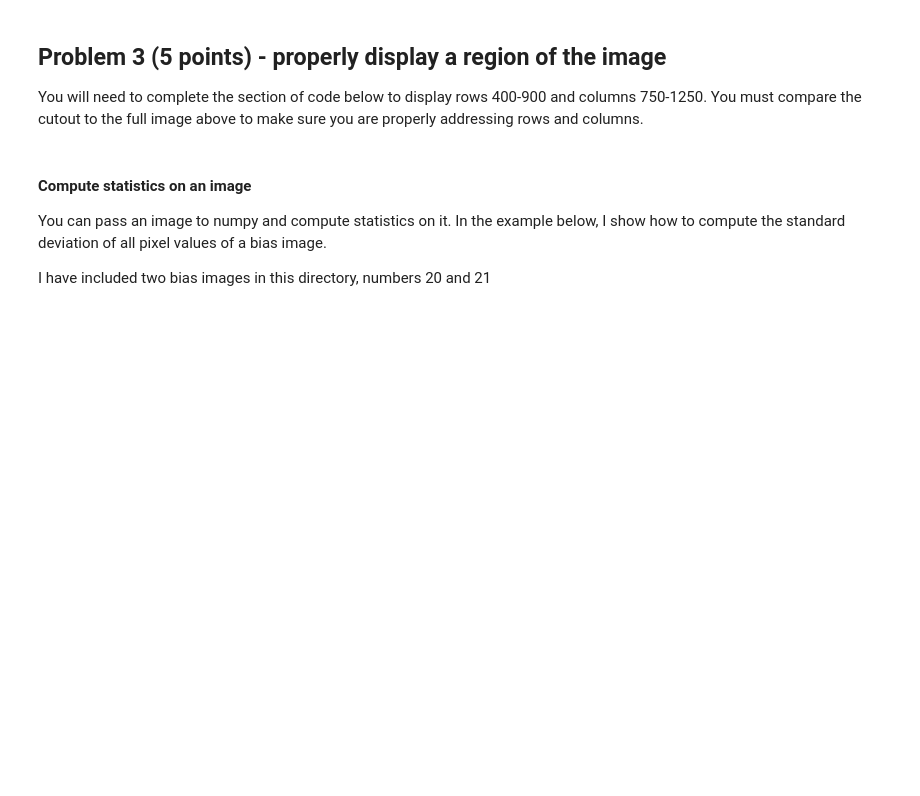
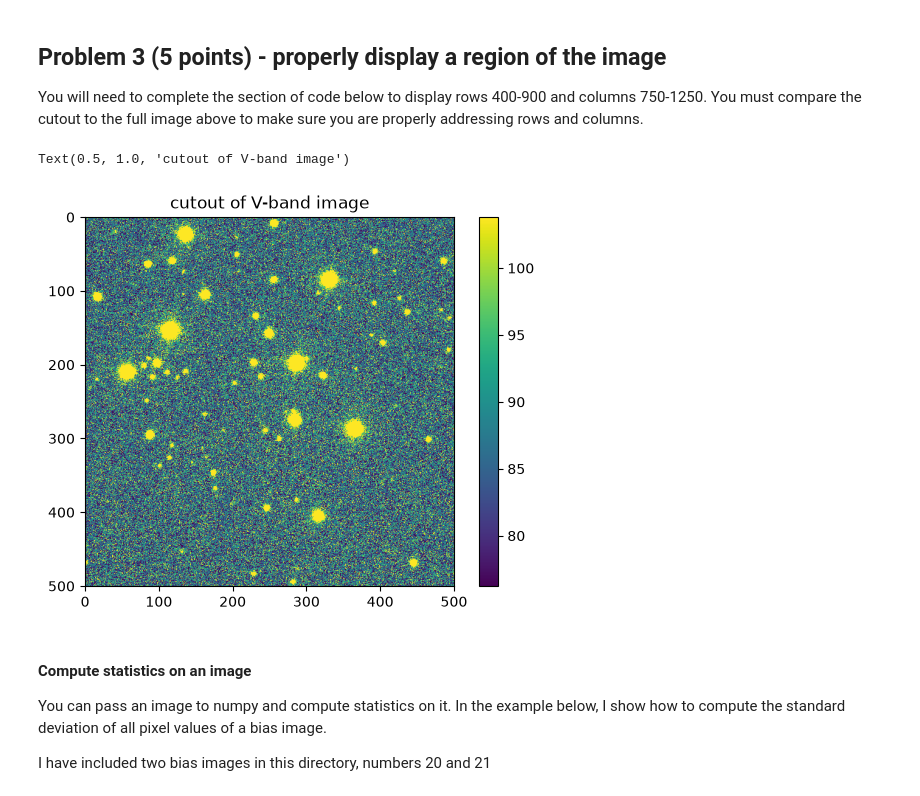
Before and after one commit to astrobryan94/CCD_Characterization_student, a Jupyter notebook: characterize_CCD_student.ipynb, the cells around one changed output. Saved outputs shown, nothing was run; the diff lists cells and outputs as text; code cells hidden in the pictures; blank space fills up the shorter version.

```diff
--- a/characterize_CCD_student.ipynb
+++ b/characterize_CCD_student.ipynb
@@ -57,7 +57,7 @@ def imdisplay(image, v1perc=10, v2perc=95):
     #
     # vmin and vmax set the min and max pixel values that
     # will be mapped to the extremes of the colormap
-    plt.imshow(nimage,cmap='gray_r',vmin=v1,vmax=v2)
+    plt.imshow(nimage,cmap='viridis',vmin=v1,vmax=v2)
     plt.colorbar(fraction=.08)
 # %% [markdown]
 ### Display raw science image
@@ -109,11 +121,18 @@ You will need to complete the section of code below to display rows 400-900 and
 # %%
 #to display only a section of an image you can perform the following operation
 #this displays the section of the image
 #***************** fill in the missing array range.
-imdisplay(data_vimproc[])
+#test = np.zeros((500,500))
+
+
+
+imdisplay(data_vimproc[399:900,749:1250])
 plt.title("cutout of V-band image")
 #NOTE: that it renumbers the pixels and does *not* refer back to the original image.
 #It also bases the colorbar stretch on the pixels in the subsection that you are displaying
+# %% [output]
+Text(0.5, 1.0, 'cutout of V-band image')
+[figure, added]
 # %% [markdown]
 #### Compute statistics on an image
 You can pass an image to numpy and compute statistics on it.  In the example below, I show how to compute the standard deviation of all pixel values of a bias image.
```
Also changed, not shown: parts of 11 cells of this notebook.
